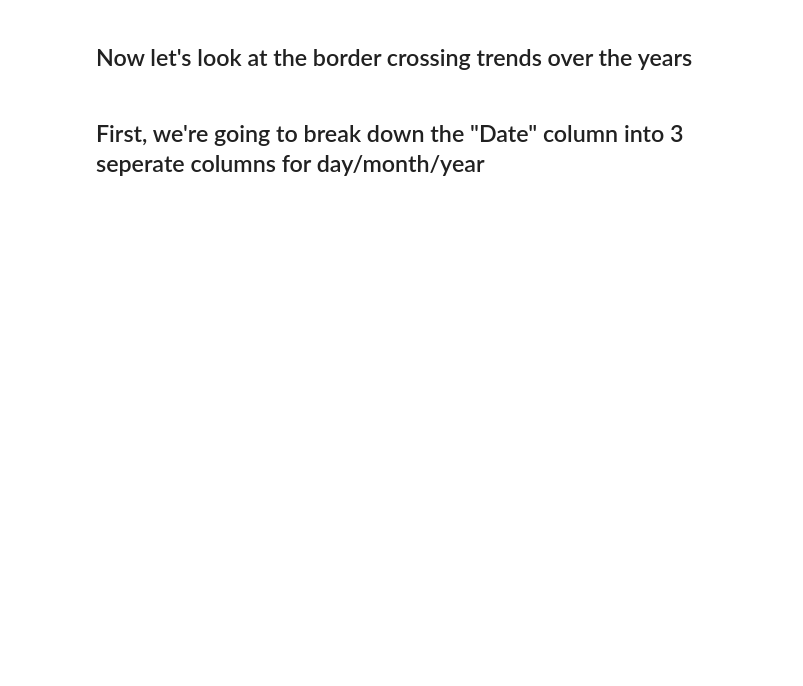
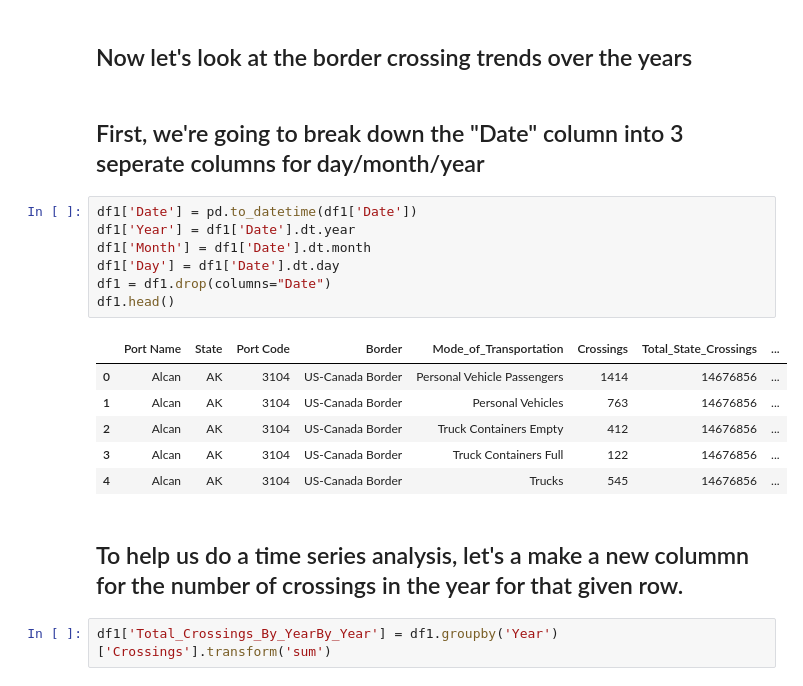
Before and after one commit to michaelbeebe123/us_border_crossings, a Jupyter notebook: border_crossings.ipynb, the cells around one changed output. Saved outputs shown, nothing was run; the diff lists cells and outputs as text; blank space fills up the shorter version.

```diff
--- a/border_crossings.ipynb
+++ b/border_crossings.ipynb
@@ -145,3 +217,22 @@ Now let's look at the border crossing trends over the years
 # %% [markdown]
 First, we're going to break down the "Date" column into 3 seperate columns for day/month/year
 ---
+# %%
+df1['Date'] = pd.to_datetime(df1['Date'])
+df1['Year'] = df1['Date'].dt.year
+df1['Month'] = df1['Date'].dt.month
+df1['Day'] = df1['Date'].dt.day
+df1 = df1.drop(columns="Date")
+df1.head()
+# %% [output]
+|  | Port Name | State | Port Code | Border | Mode_of_Transportation | Crossings | Total_State_Crossings | ... |
+| 0 | Alcan | AK | 3104 | US-Canada Border | Personal Vehicle Passengers | 1414 | 14676856 | ... |
+| 1 | Alcan | AK | 3104 | US-Canada Border | Personal Vehicles | 763 | 14676856 | ... |
+| 2 | Alcan | AK | 3104 | US-Canada Border | Truck Containers Empty | 412 | 14676856 | ... |
+| 3 | Alcan | AK | 3104 | US-Canada Border | Truck Containers Full | 122 | 14676856 | ... |
+| 4 | Alcan | AK | 3104 | US-Canada Border | Trucks | 545 | 14676856 | ... |
+# %% [markdown]
+To help us do a time series analysis, let's a make a new colummn for the number of crossings in the year for that given row.
+---
+# %%
+df1['Total_Crossings_By_YearBy_Year'] = df1.groupby('Year')['Crossings'].transform('sum')
```
Also changed, not shown: parts of 17 cells of this notebook.
